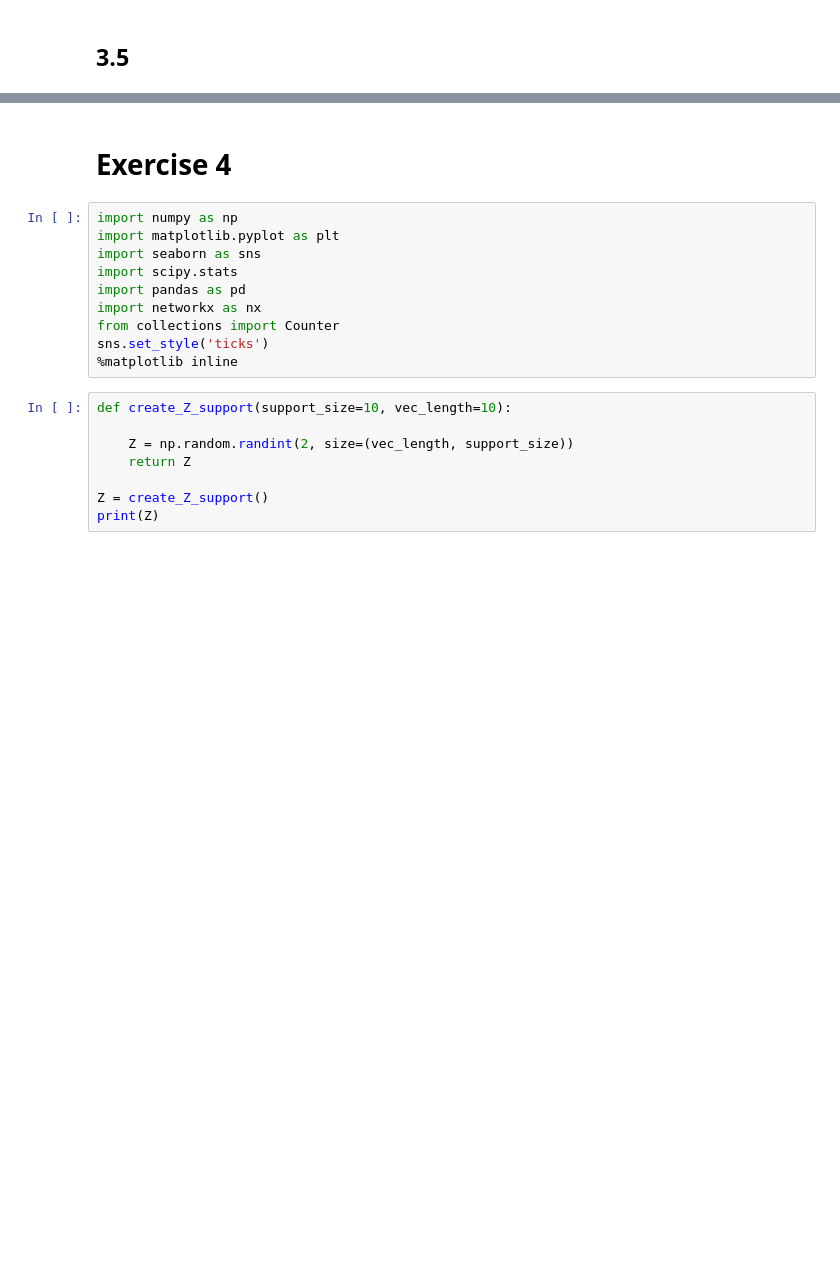
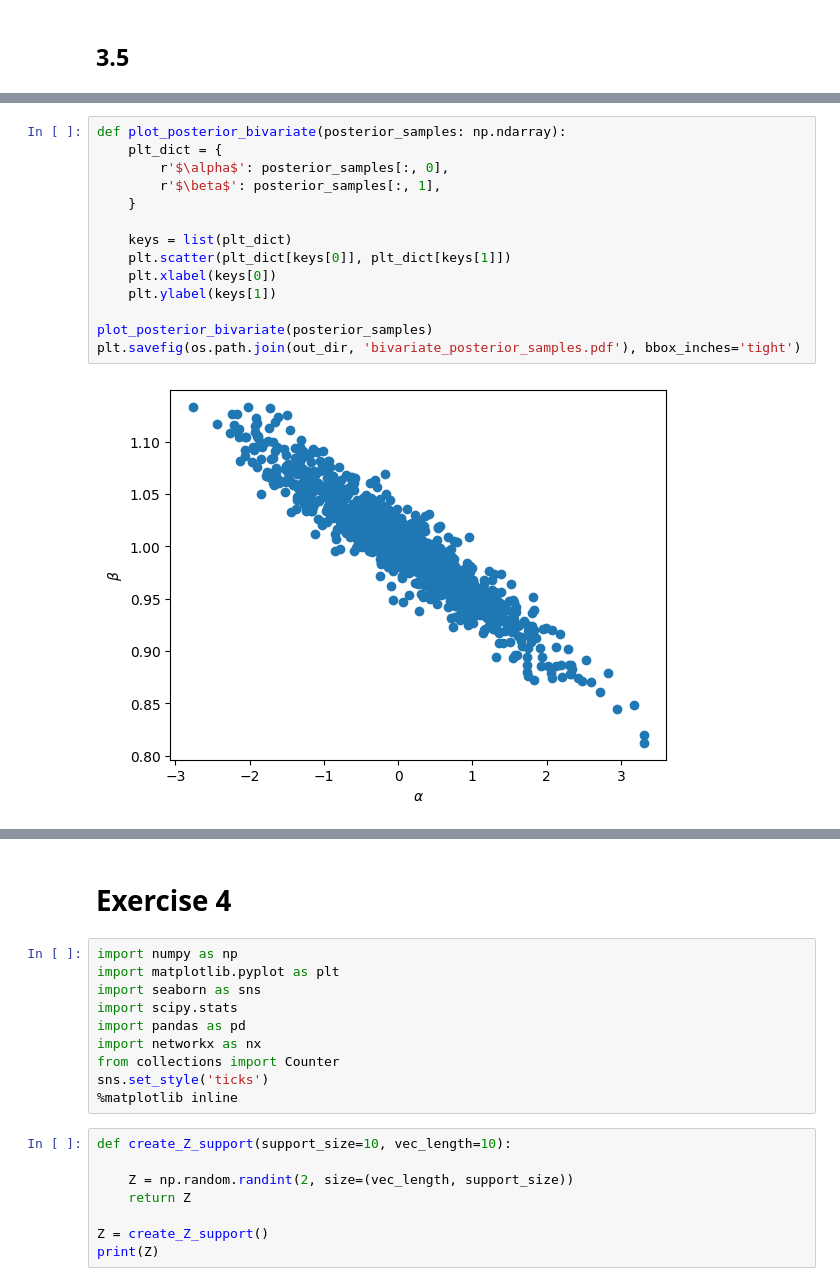
Before and after one commit to ajbarrows/uvmbayes, a Jupyter notebook: notebooks/problem_sets/20240927-problem_set_2.ipynb, the cells around one changed output, grey strips where cells are left out. Drawn from its saved outputs; the diff is of its cells as text; blank space fills up the shorter version.

```diff
--- a/notebooks/problem_sets/20240927-problem_set_2.ipynb
+++ b/notebooks/problem_sets/20240927-problem_set_2.ipynb
@@ -313,0 +314,16 @@ plt.savefig(os.path.join(out_dir, 'posterior_samples.pdf'), bbox_inches='tight')
+# %%
+def plot_posterior_bivariate(posterior_samples: np.ndarray):
+    plt_dict = {
+        r'$\alpha$': posterior_samples[:, 0],
+        r'$\beta$': posterior_samples[:, 1],
+    }
+
+    keys = list(plt_dict)
+    plt.scatter(plt_dict[keys[0]], plt_dict[keys[1]])
+    plt.xlabel(keys[0])
+    plt.ylabel(keys[1])
+
+plot_posterior_bivariate(posterior_samples)
+plt.savefig(os.path.join(out_dir, 'bivariate_posterior_samples.pdf'), bbox_inches='tight')
+# %% [output]
+[figure, added]
```
Also changed, not shown: parts of 8 cells of this notebook, 5 other files.
